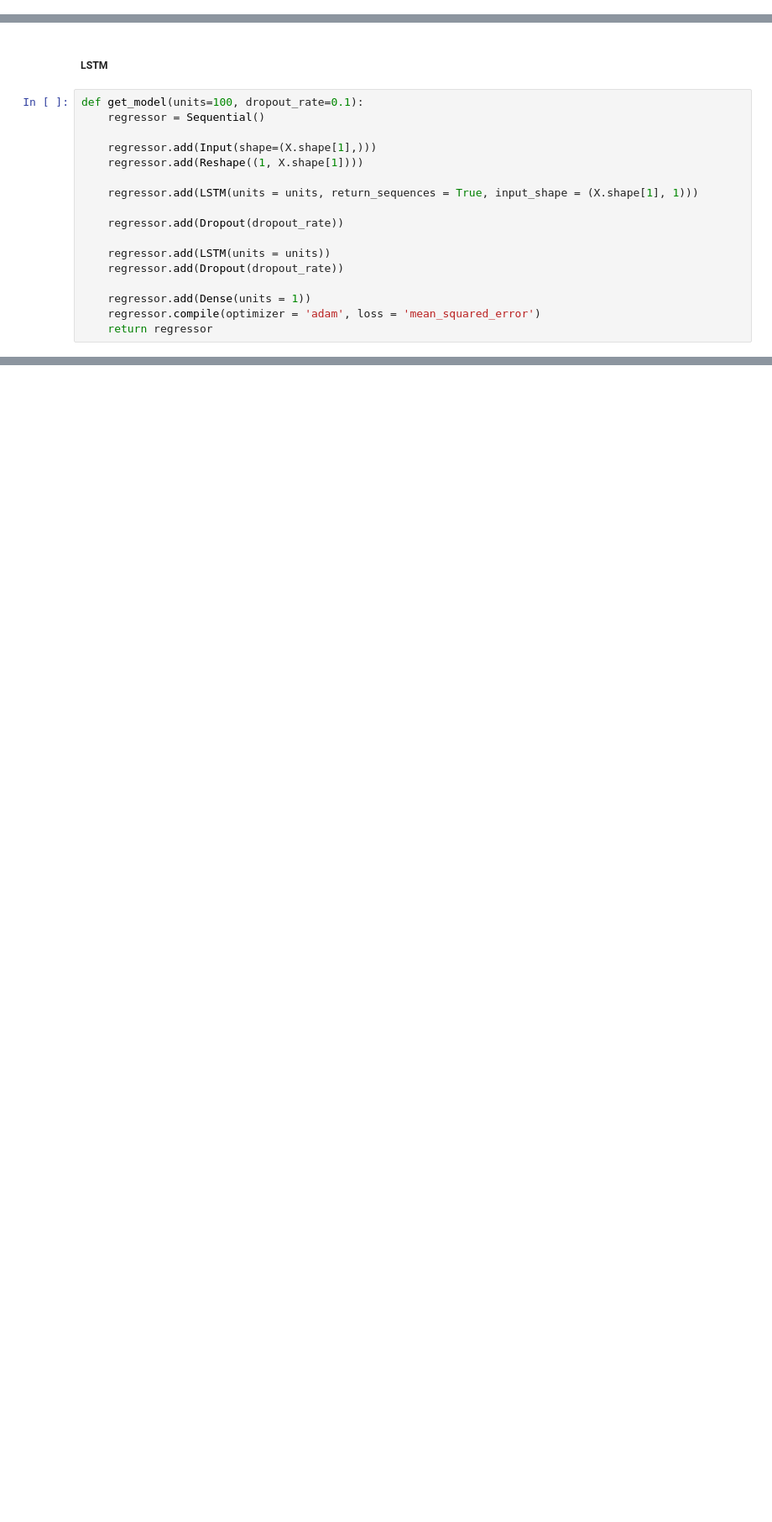
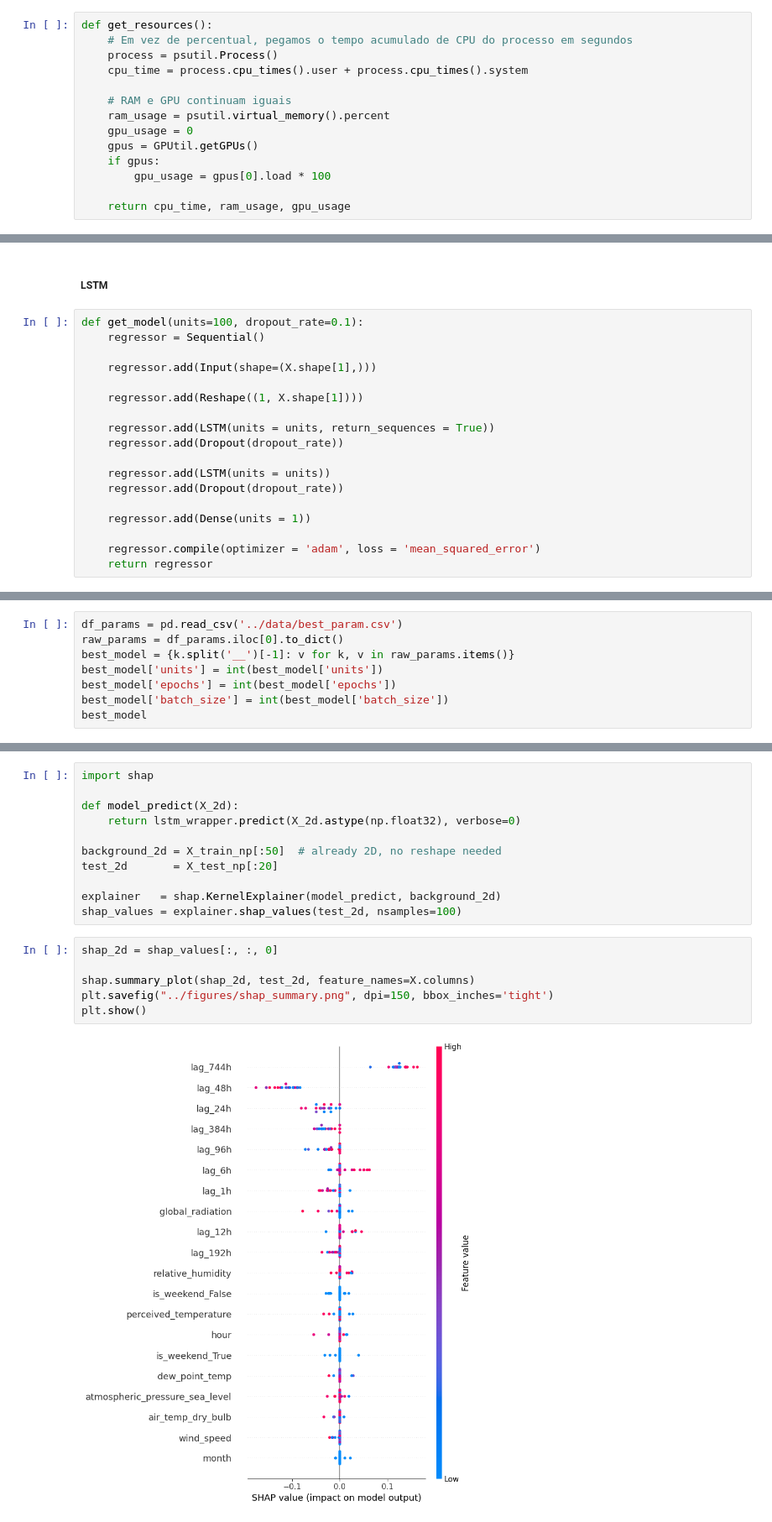
Before and after one commit to SiddiJr/energy-load-forecast, a Jupyter notebook: notebooks/experimentation.ipynb, the cells around one changed output, grey strips where cells are left out. Shown at 84% size. Cells and saved outputs as stored; diff of their text form; blank space fills up the shorter version.

Commit message:
Code finished with SHAP

```diff
--- a/notebooks/experimentation.ipynb
+++ b/notebooks/experimentation.ipynb
@@ -25,6 +41,20 @@ from sklearn.pipeline import Pipeline
 df = pd.read_csv('../data/clean/processed_data.csv')
 tscv = TimeSeriesSplit(n_splits=10)
 scaler = StandardScaler()
+# %%
+def get_resources():
+    # Em vez de percentual, pegamos o tempo acumulado de CPU do processo em segundos
+    process = psutil.Process()
+    cpu_time = process.cpu_times().user + process.cpu_times().system
+
+    # RAM e GPU continuam iguais
+    ram_usage = psutil.virtual_memory().percent
+    gpu_usage = 0
+    gpus = GPUtil.getGPUs()
+    if gpus:
+        gpu_usage = gpus[0].load * 100
+
+    return cpu_time, ram_usage, gpu_usage
 # %% [markdown]
 ##### Linear Regression
 # %%
@@ -265,16 +456,17 @@ def get_model(units=100, dropout_rate=0.1):
     regressor = Sequential()
 
     regressor.add(Input(shape=(X.shape[1],)))
+
     regressor.add(Reshape((1, X.shape[1])))
 
-    regressor.add(LSTM(units = units, return_sequences = True, input_shape = (X.shape[1], 1)))
-
+    regressor.add(LSTM(units = units, return_sequences = True))
     regressor.add(Dropout(dropout_rate))
 
     regressor.add(LSTM(units = units))
     regressor.add(Dropout(dropout_rate))
 
     regressor.add(Dense(units = 1))
+
     regressor.compile(optimizer = 'adam', loss = 'mean_squared_error')
     return regressor
 # %%
@@ -341,0 +521,8 @@ KeyboardInterrupt:
+# %%
+df_params = pd.read_csv('../data/best_param.csv')
+raw_params = df_params.iloc[0].to_dict()
+best_model = {k.split('__')[-1]: v for k, v in raw_params.items()}
+best_model['units'] = int(best_model['units'])
+best_model['epochs'] = int(best_model['epochs'])
+best_model['batch_size'] = int(best_model['batch_size'])
+best_model
@@ -341,0 +637,19 @@ KeyboardInterrupt:
+# %%
+import shap
+
+def model_predict(X_2d):
+    return lstm_wrapper.predict(X_2d.astype(np.float32), verbose=0)
+
+background_2d = X_train_np[:50]  # already 2D, no reshape needed
+test_2d       = X_test_np[:20]
+
+explainer   = shap.KernelExplainer(model_predict, background_2d)
+shap_values = explainer.shap_values(test_2d, nsamples=100)
+# %%
+shap_2d = shap_values[:, :, 0]
+
+shap.summary_plot(shap_2d, test_2d, feature_names=X.columns)
+plt.savefig("../figures/shap_summary.png", dpi=150, bbox_inches='tight')
+plt.show()
+# %% [output]
+[figure, added]
```
Also changed, not shown: parts of 13 cells of this notebook, 9 other files.
